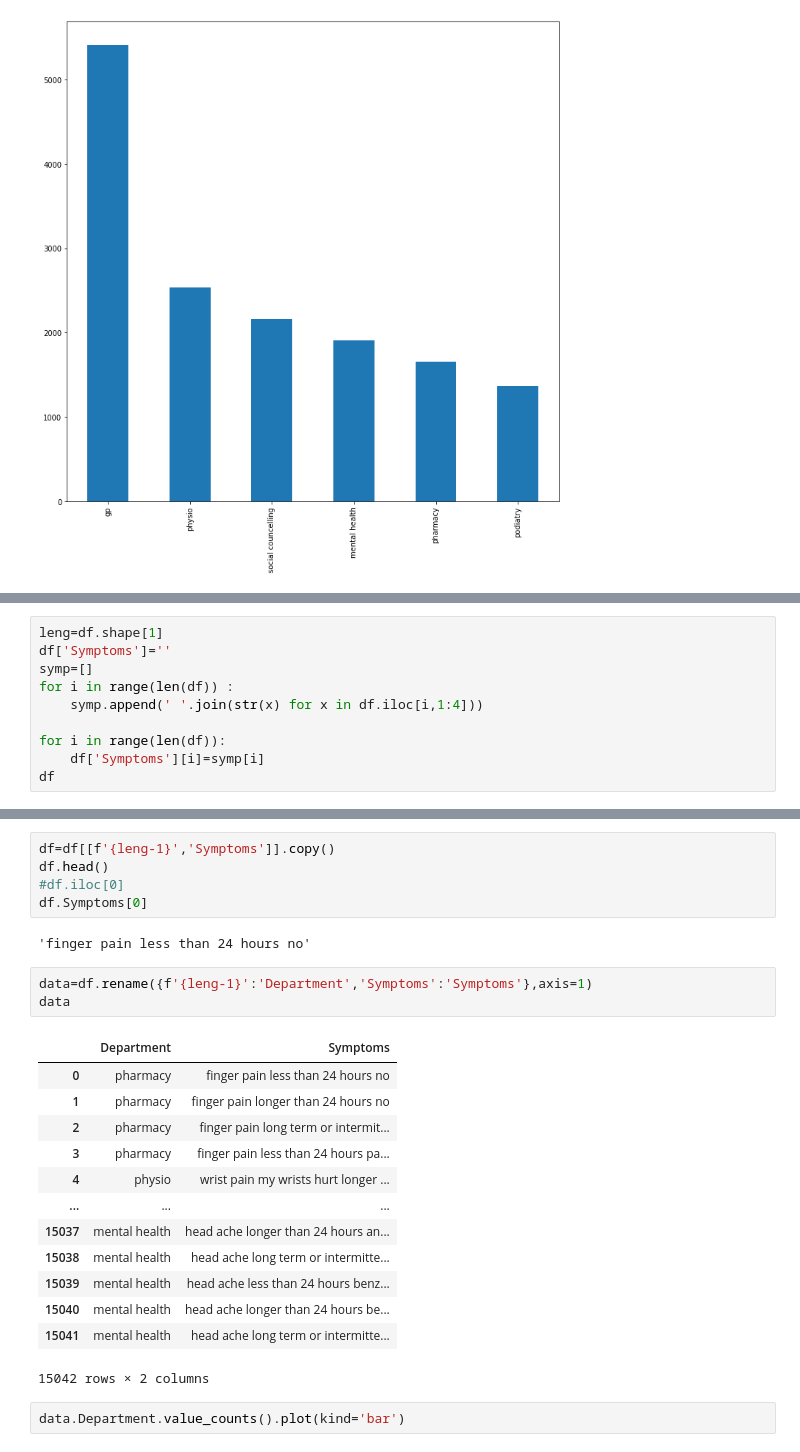
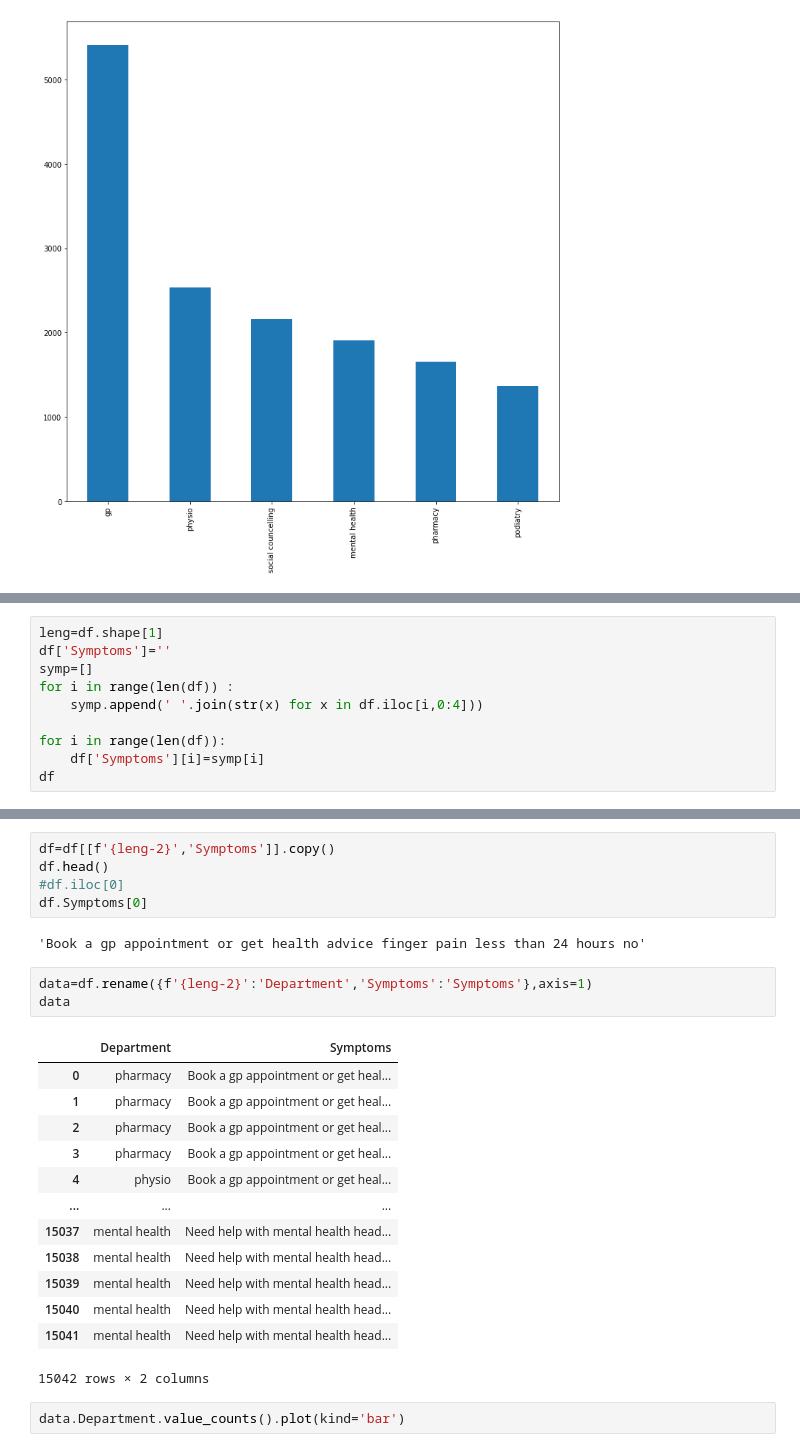
Before and after one commit to Lasimasn/Bert-for-nhs, a Jupyter notebook: NHS-demo1.ipynb, the cells around one changed output, grey strips where cells are left out. Drawn from its saved outputs; the diff is of its cells as text.

```diff
--- a/NHS-demo1.ipynb
+++ b/NHS-demo1.ipynb
@@ -80,7 +80,7 @@ leng=df.shape[1]
 df['Symptoms']=''
 symp=[]
 for i in range(len(df)) :
-    symp.append(' '.join(str(x) for x in df.iloc[i,1:4]))
+    symp.append(' '.join(str(x) for x in df.iloc[i,0:4]))
 
 for i in range(len(df)):
     df['Symptoms'][i]=symp[i]
@@ -101,27 +101,27 @@ df
 15042 rows × 9 columns
 # %%
-df=df[[f'{leng-1}','Symptoms']].copy()
+df=df[[f'{leng-2}','Symptoms']].copy()
 df.head()
 #df.iloc[0]
 df.Symptoms[0]
 # %% [output]
-'finger pain less than 24 hours no'
+'Book a gp appointment or get health advice finger pain less than 24 hours no'
 # %%
-data=df.rename({f'{leng-1}':'Department','Symptoms':'Symptoms'},axis=1)
+data=df.rename({f'{leng-2}':'Department','Symptoms':'Symptoms'},axis=1)
 data
 # %% [output]
 |  | Department | Symptoms |
-| 0 | pharmacy | finger pain less than 24 hours no |
-| 1 | pharmacy | finger pain longer than 24 hours no |
-| 2 | pharmacy | finger pain long term or intermit... |
-| 3 | pharmacy | finger pain less than 24 hours pa... |
-| 4 | physio | wrist pain my wrists hurt longer ... |
+| 0 | pharmacy | Book a gp appointment or get heal... |
+| 1 | pharmacy | Book a gp appointment or get heal... |
+| 2 | pharmacy | Book a gp appointment or get heal... |
+| 3 | pharmacy | Book a gp appointment or get heal... |
+| 4 | physio | Book a gp appointment or get heal... |
 | ... | ... | ... |
-| 15037 | mental health | head ache longer than 24 hours an... |
-| 15038 | mental health | head ache long term or intermitte... |
-| 15039 | mental health | head ache less than 24 hours benz... |
-| 15040 | mental health | head ache longer than 24 hours be... |
-| 15041 | mental health | head ache long term or intermitte... |
+| 15037 | mental health | Need help with mental health head... |
+| 15038 | mental health | Need help with mental health head... |
+| 15039 | mental health | Need help with mental health head... |
+| 15040 | mental health | Need help with mental health head... |
+| 15041 | mental health | Need help with mental health head... |
 15042 rows × 2 columns
 # %%
 data.Department.value_counts().plot(kind='bar')
```
Also changed, not shown: parts of 7 cells of this notebook.
